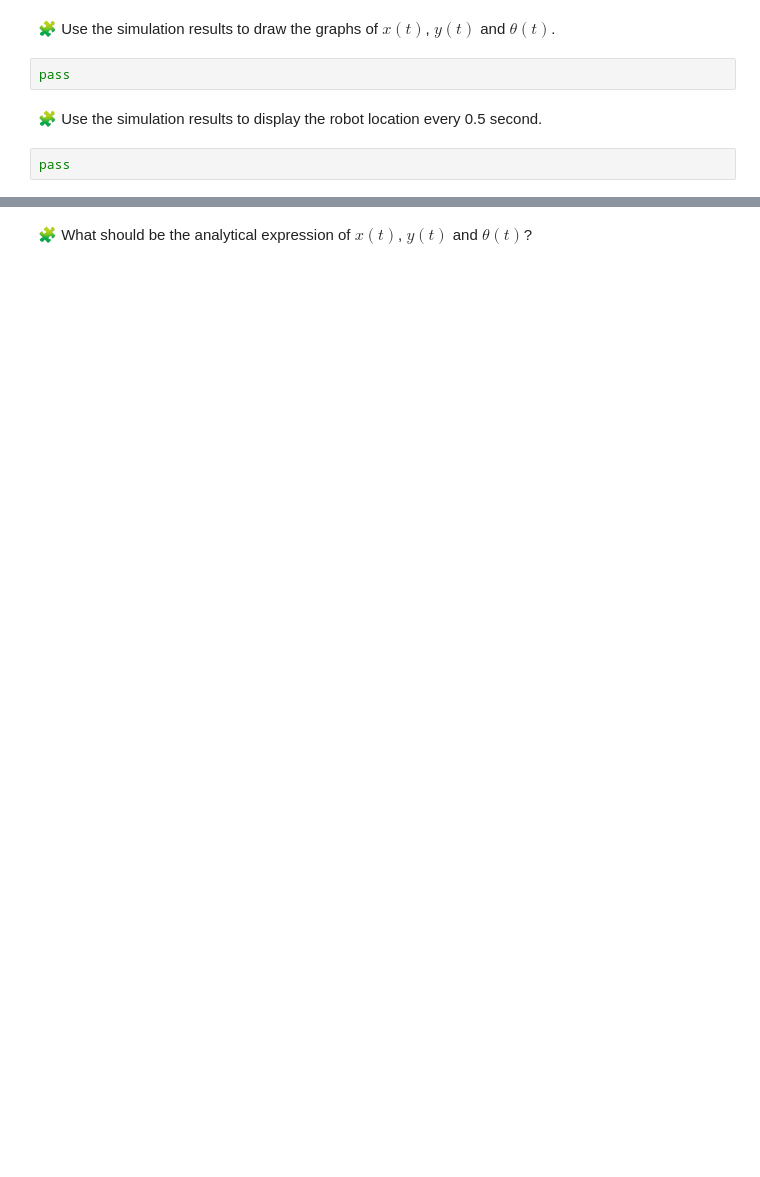
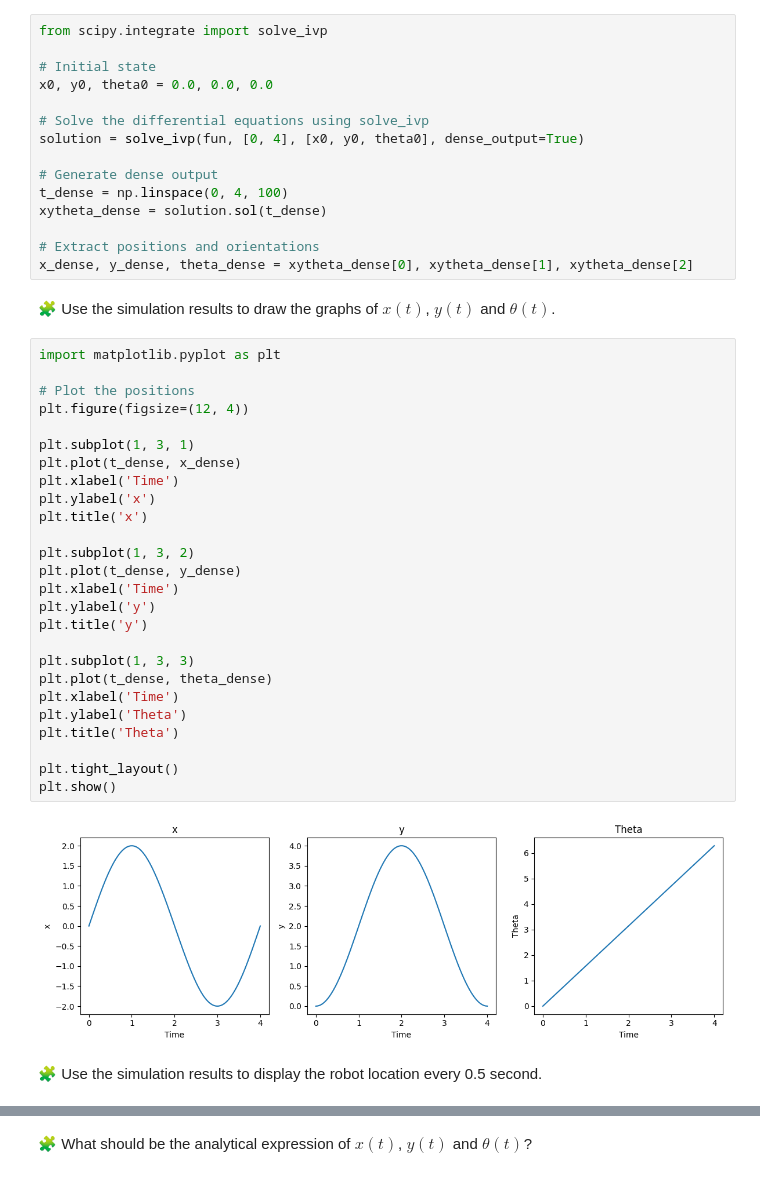
Before and after one commit to idalioua/control-engineering-with-python-project-2023-2024, a Jupyter notebook: Project-part-1.ipynb, the cells around one changed output, grey strips where cells are left out. Saved outputs shown, nothing was run; the diff lists cells and outputs as text; blank space fills up the shorter version.

```diff
--- a/Project-part-1.ipynb
+++ b/Project-part-1.ipynb
@@ -155,8 +180,47 @@ pass
+# %%
+from scipy.integrate import solve_ivp
+
+# Initial state
+x0, y0, theta0 = 0.0, 0.0, 0.0
+
+# Solve the differential equations using solve_ivp
+solution = solve_ivp(fun, [0, 4], [x0, y0, theta0], dense_output=True)
+
+# Generate dense output
+t_dense = np.linspace(0, 4, 100)
+xytheta_dense = solution.sol(t_dense)
+
+# Extract positions and orientations
+x_dense, y_dense, theta_dense = xytheta_dense[0], xytheta_dense[1], xytheta_dense[2]
 # %% [markdown]
 🧩 Use the simulation results to draw the graphs of $x(t)$, $y(t)$ and $\theta(t)$.
-# %%
-pass
+# %%
+import matplotlib.pyplot as plt
+
+# Plot the positions
+plt.figure(figsize=(12, 4))
+
+plt.subplot(1, 3, 1)
+plt.plot(t_dense, x_dense)
+plt.xlabel('Time')
+plt.ylabel('x')
+plt.title('x')
+
+plt.subplot(1, 3, 2)
+plt.plot(t_dense, y_dense)
+plt.xlabel('Time')
+plt.ylabel('y')
+plt.title('y')
+
+plt.subplot(1, 3, 3)
+plt.plot(t_dense, theta_dense)
+plt.xlabel('Time')
+plt.ylabel('Theta')
+plt.title('Theta')
+
+plt.tight_layout()
+plt.show()
+# %% [output]
+[figure, added]
 # %% [markdown]
 🧩 Use the simulation results to display the robot location every 0.5 second.
-# %%
-pass
```
Also changed, not shown: parts of 14 cells of this notebook.
